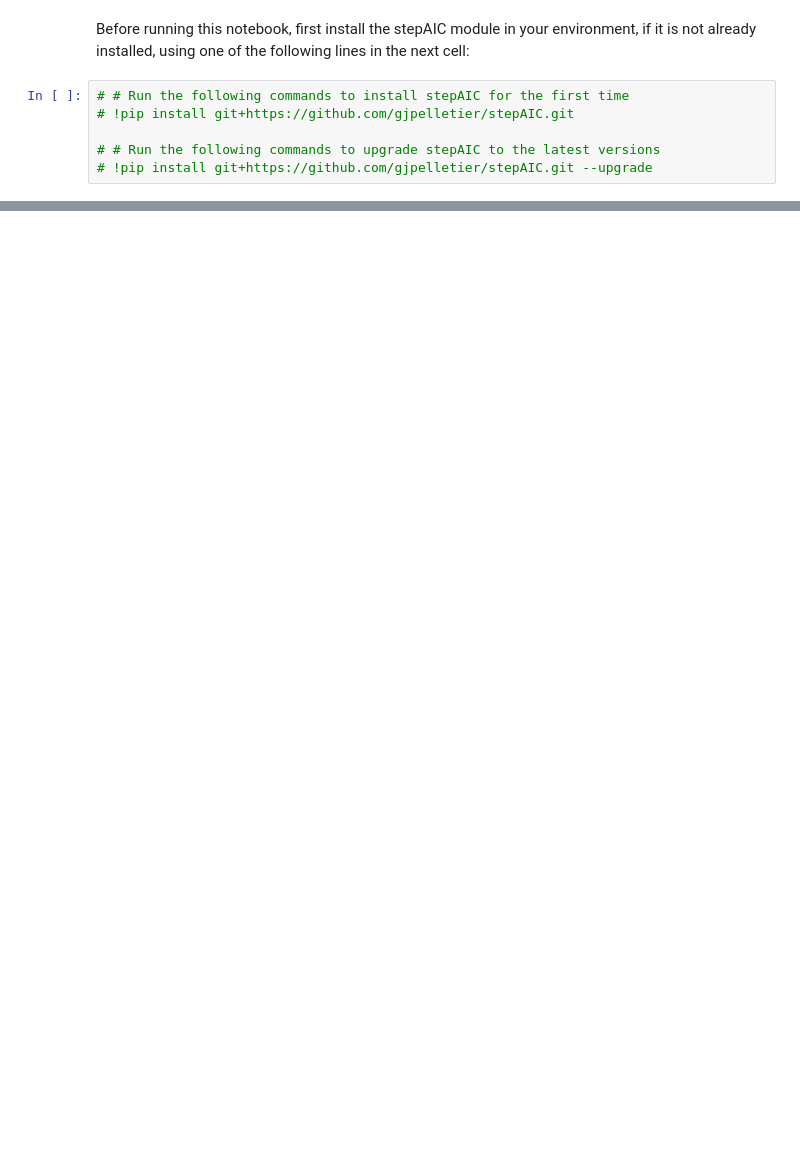
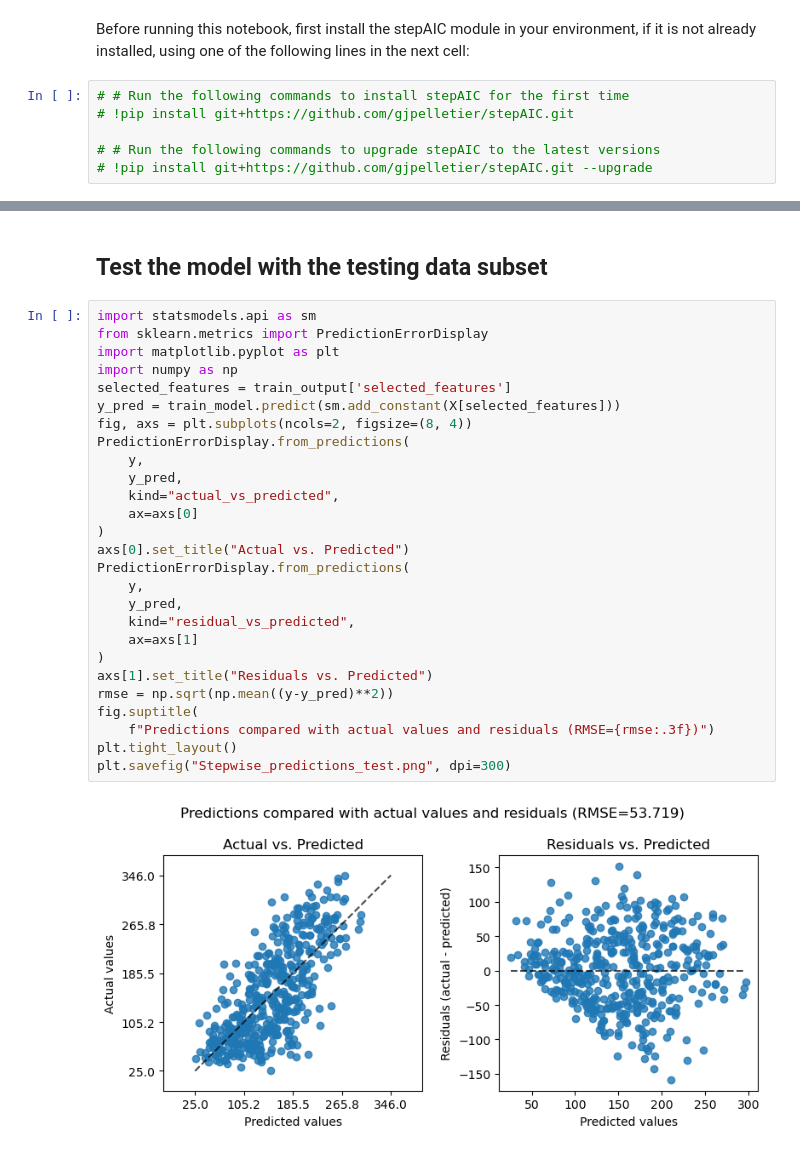
Before and after one commit to gjpelletier/stepAIC, a Jupyter notebook: Example_Stepwise_regression.ipynb, the cells around one changed output, grey strips where cells are left out. Cells and saved outputs as stored; diff of their text form; blank space fills up the shorter version.

```diff
--- a/Example_Stepwise_regression.ipynb
+++ b/Example_Stepwise_regression.ipynb
@@ -69,0 +68,31 @@ Finally, we will use the **stepwise** function in stepAIC to perform stepwise re
+# %% [markdown]
+## Test the model with the testing data subset
+# %%
+import statsmodels.api as sm
+from sklearn.metrics import PredictionErrorDisplay
+import matplotlib.pyplot as plt
+import numpy as np
+selected_features = train_output['selected_features']
+y_pred = train_model.predict(sm.add_constant(X[selected_features]))
+fig, axs = plt.subplots(ncols=2, figsize=(8, 4))
+PredictionErrorDisplay.from_predictions(
+    y,
+    y_pred,
+    kind="actual_vs_predicted",
+    ax=axs[0]
+)
+axs[0].set_title("Actual vs. Predicted")
+PredictionErrorDisplay.from_predictions(
+    y,
+    y_pred,
+    kind="residual_vs_predicted",
+    ax=axs[1]
+)
+axs[1].set_title("Residuals vs. Predicted")
+rmse = np.sqrt(np.mean((y-y_pred)**2))
+fig.suptitle(
+    f"Predictions compared with actual values and residuals (RMSE={rmse:.3f})")
+plt.tight_layout()
+plt.savefig("Stepwise_predictions_test.png", dpi=300)
+# %% [output]
+[figure, added]
```
Also changed, not shown: parts of 15 cells of this notebook.
